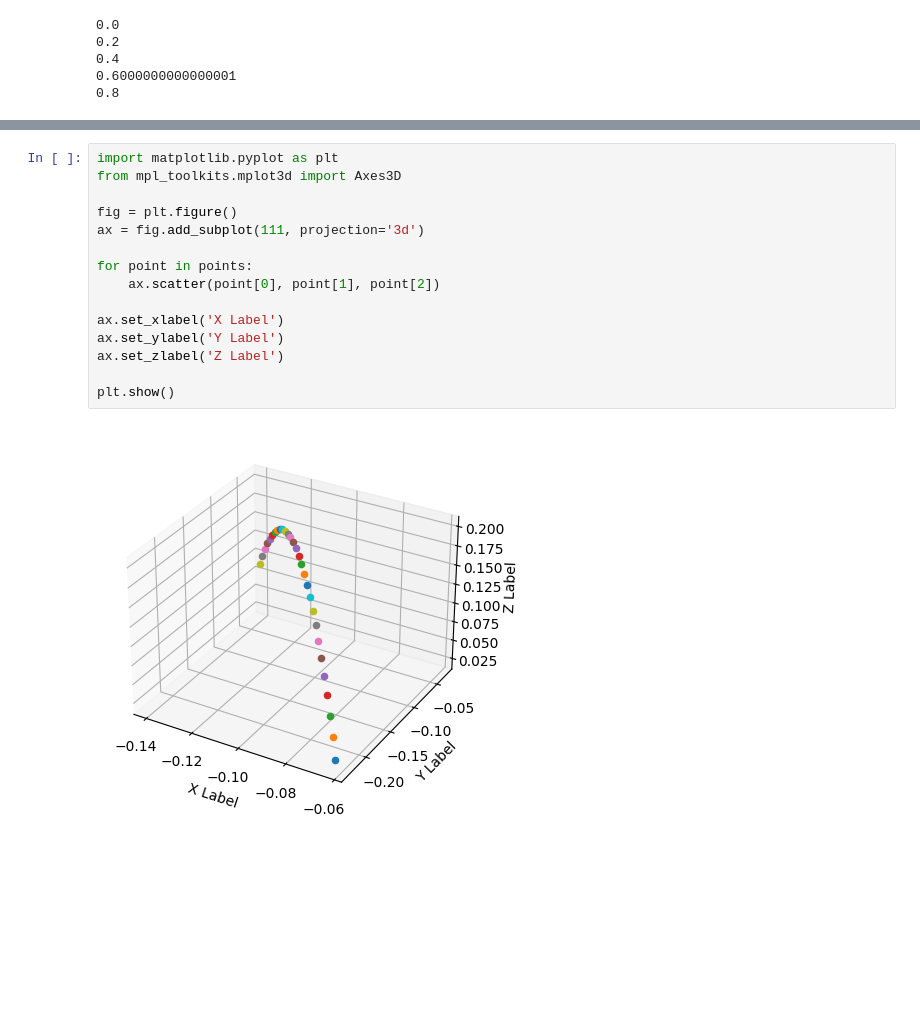
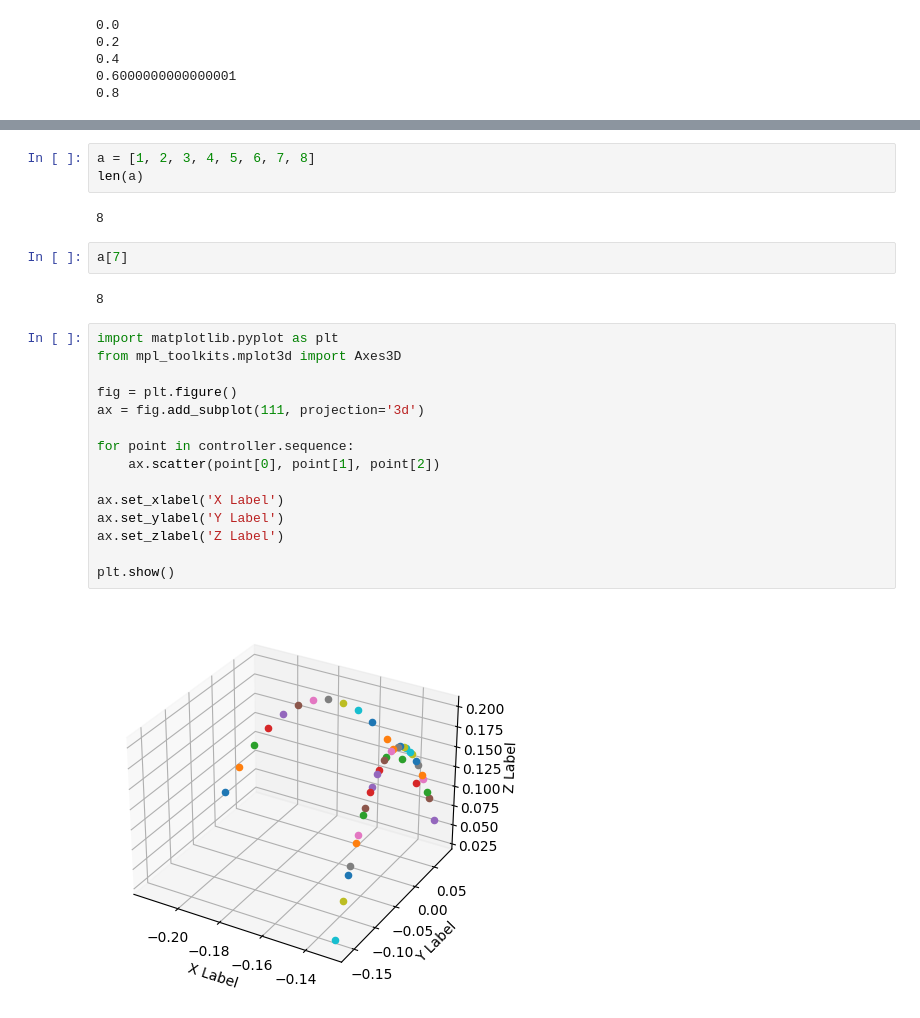
Before and after one commit to datonefaridze/inverse_kinematics_xarm, a Jupyter notebook: ik data collection check.ipynb, the cells around one changed output, grey strips where cells are left out. Cells and saved outputs as stored; diff of their text form; blank space fills up the shorter version.

Commit message:
have a working prototype of parabolic controller

```diff
--- a/ik data collection check.ipynb
+++ b/ik data collection check.ipynb
@@ -214,17 +264,26 @@ cl_pt(controller.p1, controller.p2, 0)
+# %%
+a = [1, 2, 3, 4, 5, 6, 7, 8]
+len(a)
+# %% [output]
+8
+# %%
+a[7]
+# %% [output]
+8
 # %%
 import matplotlib.pyplot as plt
 from mpl_toolkits.mplot3d import Axes3D
 
 fig = plt.figure()
 ax = fig.add_subplot(111, projection='3d')
 
-for point in points:
+for point in controller.sequence:
     ax.scatter(point[0], point[1], point[2])
 
 ax.set_xlabel('X Label')
 ax.set_ylabel('Y Label')
 ax.set_zlabel('Z Label')
 
 plt.show()
 # %% [output]
-[figure, old version]
+[figure, new version]
```
Also changed, not shown: parts of 18 cells of this notebook, 3 other files.
